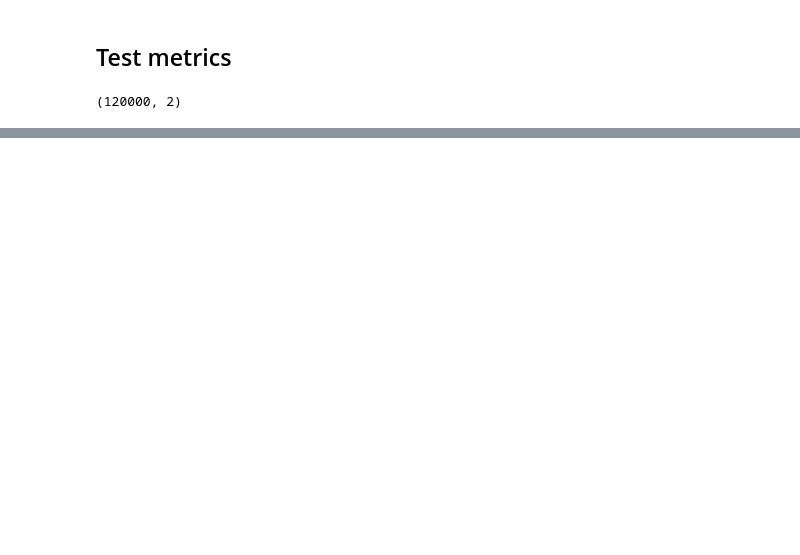
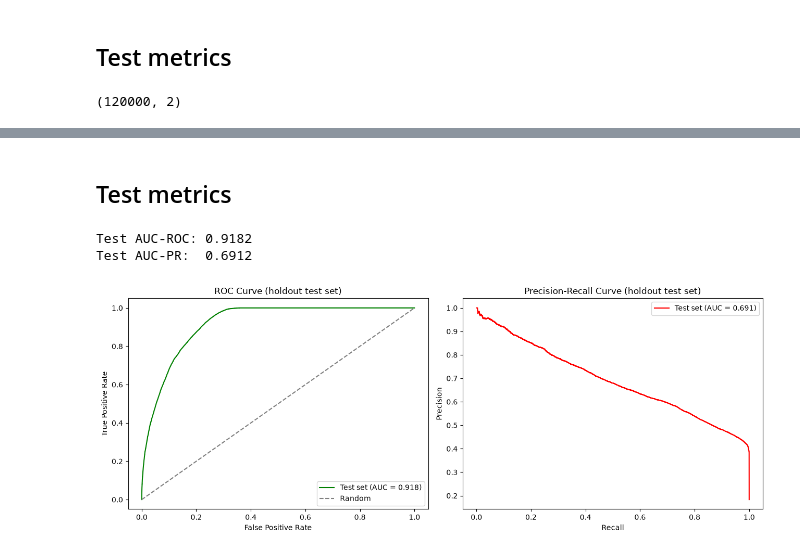
Before and after one commit to simonescrofana/credit-default-pipeline, a Jupyter notebook: ml/evaluation/plots.ipynb, the cells around one changed output, grey strips where cells are left out. Cells and saved outputs as stored; diff of their text form; code cells hidden in the pictures; blank space fills up the shorter version.

```diff
--- a/ml/evaluation/plots.ipynb
+++ b/ml/evaluation/plots.ipynb
@@ -614,0 +810,2 @@ mlp_test_metrics_at_threshold
+# %% [markdown]
+## Test metrics
@@ -614,0 +828,49 @@ mlp_test_metrics_at_threshold
+# %%
+# Test set metrics: same computation as the aggregated training curves, on the
+# untouched holdout test set
+xgb_fpr_test, xgb_tpr_test, xgb_roc_thresholds_test = roc_curve(
+    xgb_test_predictions["y_true"], xgb_test_predictions["y_pred_proba"]
+)
+xgb_precision_test, xgb_recall_test, xgb_pr_thresholds_test = precision_recall_curve(
+    xgb_test_predictions["y_true"], xgb_test_predictions["y_pred_proba"]
+)
+
+xgb_auc_roc_test = auc(xgb_fpr_test, xgb_tpr_test)
+xgb_auc_pr_test = auc(xgb_recall_test, xgb_precision_test)
+
+print(f"Test AUC-ROC: {xgb_auc_roc_test:.4f}")
+print(f"Test AUC-PR:  {xgb_auc_pr_test:.4f}")
+# %% [output]
+Test AUC-ROC: 0.9182
+Test AUC-PR:  0.6912
+# %%
+# Plot: ROC and Precision-Recall curves on the holdout test set
+fig, axes = plt.subplots(1, 2, figsize=(13, 5))
+
+axes[0].plot(
+    xgb_fpr_test,
+    xgb_tpr_test,
+    label=f"Test set (AUC = {xgb_auc_roc_test:.3f})",
+    color="green",
+)
+axes[0].plot([0, 1], [0, 1], linestyle="--", color="gray", label="Random")
+axes[0].set_xlabel("False Positive Rate")
+axes[0].set_ylabel("True Positive Rate")
+axes[0].set_title("ROC Curve (holdout test set)")
+axes[0].legend()
+
+axes[1].plot(
+    xgb_recall_test,
+    xgb_precision_test,
+    label=f"Test set (AUC = {xgb_auc_pr_test:.3f})",
+    color="red",
+)
+axes[1].set_xlabel("Recall")
+axes[1].set_ylabel("Precision")
+axes[1].set_title("Precision-Recall Curve (holdout test set)")
+axes[1].legend()
+
+plt.tight_layout()
+plt.show()
+# %% [output]
+[figure, added]
```
Also changed, not shown: parts of 33 cells of this notebook, 12 other files.
